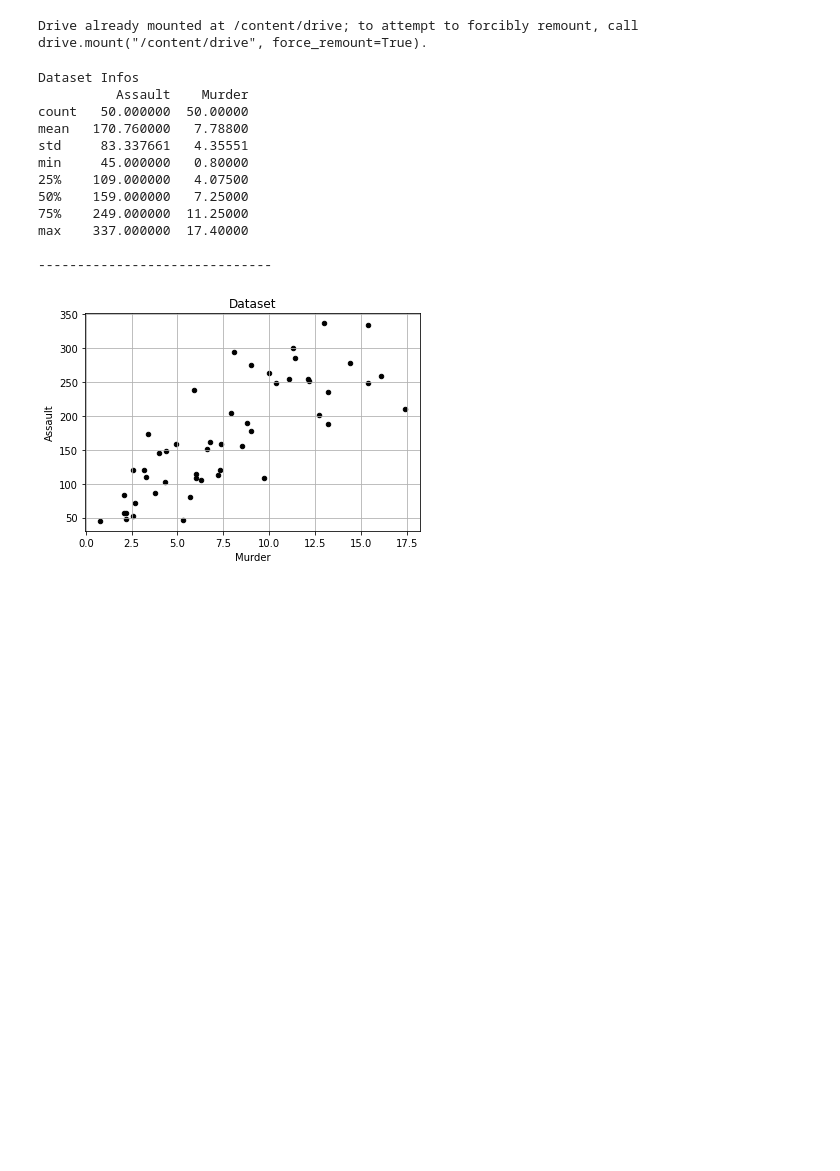
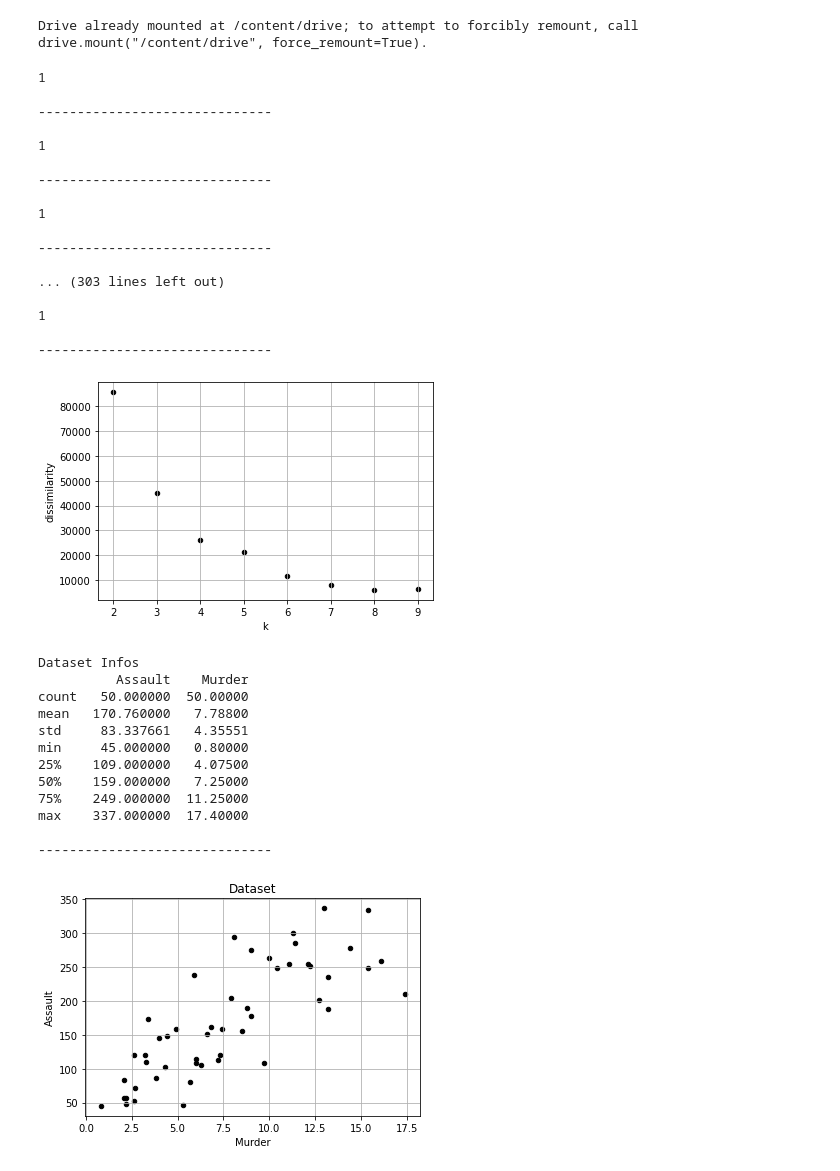
Before and after one commit to dlazarosps/Kmeans-algorithm, a Jupyter notebook: kmeans.ipynb, the cells around one changed output. Saved outputs shown, nothing was run; the diff lists cells and outputs as text; code cells hidden in the pictures; blank space fills up the shorter version.

Commit message:
Dissimilarity and Elbow Method

```diff
--- a/kmeans.ipynb
+++ b/kmeans.ipynb
@@ -171,7 +171,7 @@ def k_means(instances, k_param:int, dist_mode:str, loop_limit=1000) -> list:
   # print(centroids)
   # print_line()
 
-  plot_dataset(pd.DataFrame(centroids), x='Murder', y='Assault', title='initial centroids')
+  # plot_dataset(pd.DataFrame(centroids), x='Murder', y='Assault', title='initial centroids')
 
   while had_update and count < loop_limit:
     for i in range(len(instances)):
@@ -198,6 +198,58 @@ def k_means(instances, k_param:int, dist_mode:str, loop_limit=1000) -> list:
   print_line()
 
   return centroids
+# %%
+def dissimilarity(instances, k_param:int, dist_mode:str, loop_limit=1000):
+    executions = []
+    for i in range(10):
+        execution_centroids = k_means(instances, k_param, dist_mode, loop_limit)
+        dissimilaridade = 0
+        for k in range(k_param):
+            dis = distance(instances.loc[instances['centroid']==str(k)], execution_centroids[k], dist_mode)
+            dis = pow(dis, 2)
+            dissimilaridade = dissimilaridade + dis
+
+        executions.append({"centroids":execution_centroids, "dissimilarity":dissimilaridade})
+
+    # print(executions)
+    #select min dissimilarity
+    optimal = min(executions, key=lambda x:x['dissimilarity']) #compares second element of each tuple
+    return optimal
+# %%
+def elbow_method(instances, dist_mode:str, loop_limit=1000):
+    k_execution = []
+    for k in range(2, 10):
+        optimal = dissimilarity(instances, k, dist_mode, loop_limit)
+        k_execution.append({"k":k, "dissimilarity":optimal["dissimilarity"]})
+
+    df = pd.DataFrame(k_execution)
+    plot_dataset(df,x='k',y='dissimilarity')
+# %%
+#teste dissimilaridade
+
+k_param = 3
+sample = df.sample(n=len(df))
+sample = sample.reset_index(drop=True)
+elbow_method(sample,'euc', 1000)
+# %% [output]
+1
+
+------------------------------
+
+1
+
+------------------------------
+
+1
+
+------------------------------
+
+... (303 lines left out)
+
+1
+
+------------------------------
+[figure, added]
 # %%
 # plot dataframe 2D
 
```
Also changed, not shown: parts of 1 cell of this notebook.
